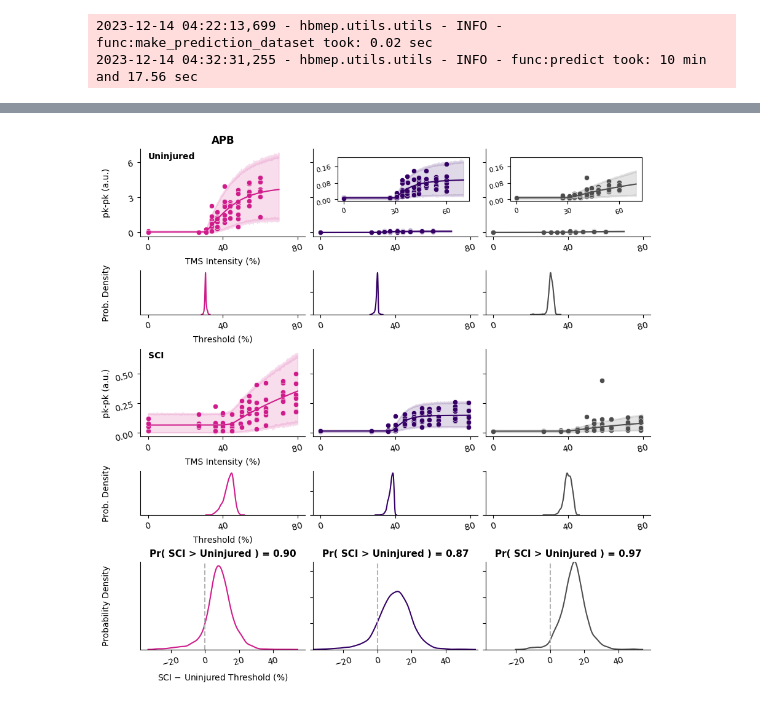
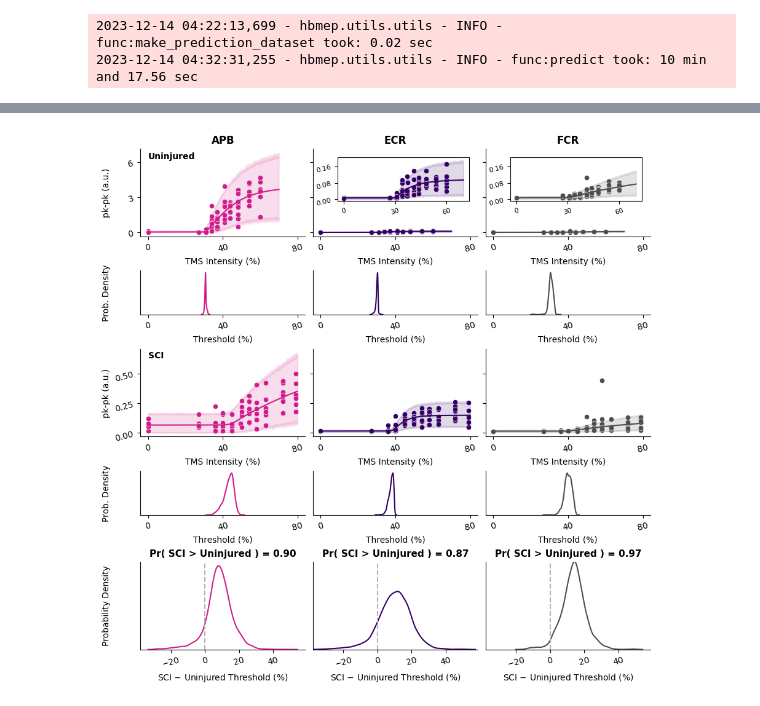
Before and after one commit to hbmep/hbmep-paper, a Jupyter notebook: notebooks/paper/tms/group-comparison/figure.ipynb, the cells around one changed output, grey strips where cells are left out. Saved outputs shown, nothing was run; the diff lists cells and outputs as text; code cells hidden in the pictures.

```diff
--- a/notebooks/paper/tms/group-comparison/figure.ipynb
+++ b/notebooks/paper/tms/group-comparison/figure.ipynb
@@ -202,7 +202,7 @@ for i in range(nrows):
         ax.set_xlabel("")
         ax.set_ylabel("")
 
-for muscle_ind in range(1):
+for muscle_ind in range(model.n_response):
     for c_counter, c in enumerate([(5, 1), (18, 0)]):
         ax = axes[2 * c_counter, muscle_ind]
         ax.set_xlabel("TMS Intensity (%)", size=axis_label_size)
@@ -288 +288 @@ logger.info(f"Saved figure to {dest}")
-[figure, old version]
+[figure, new version]
```
Also changed, not shown: parts of 1 cell of this notebook.
